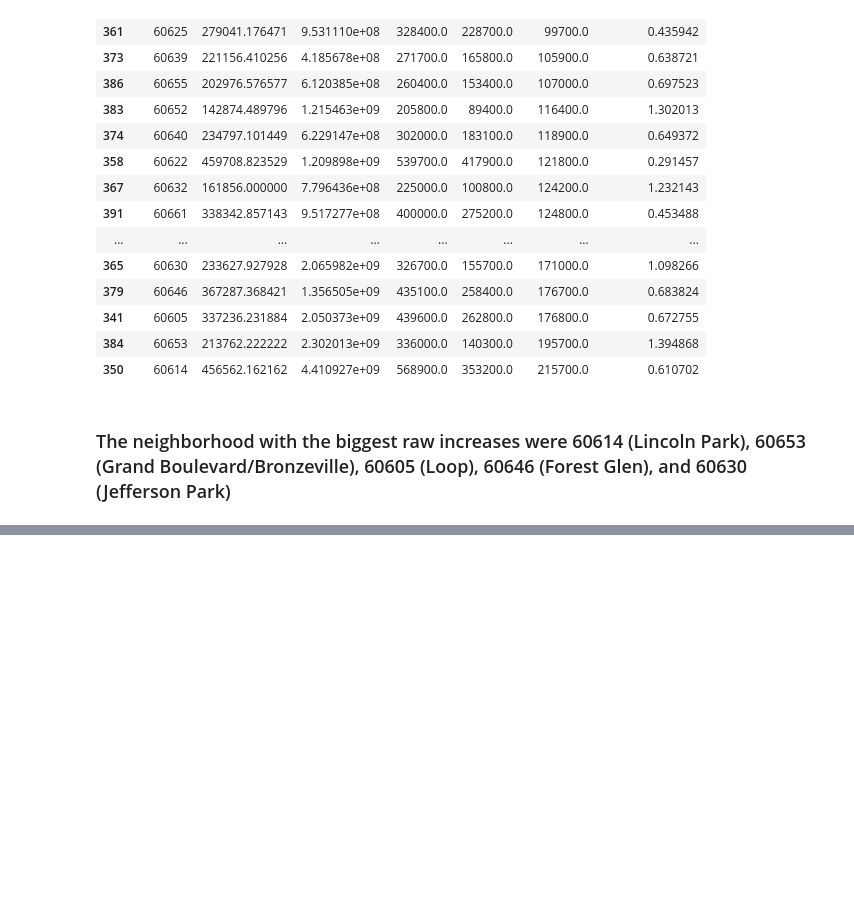
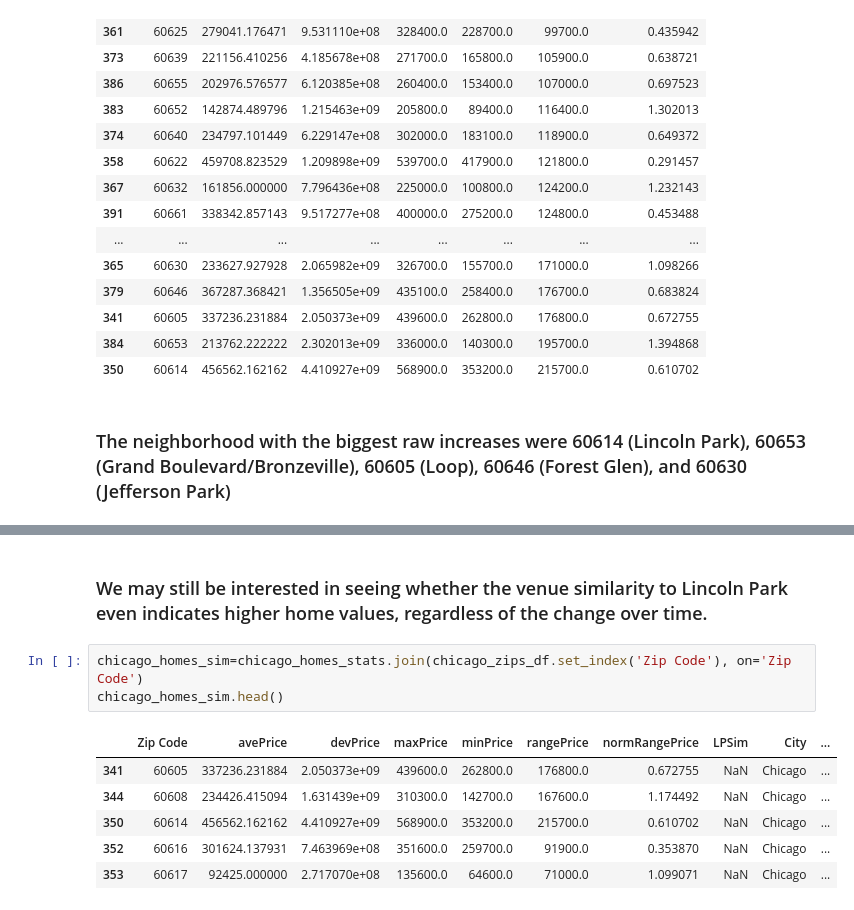
Before and after one commit to mckayrytting/Coursera, a Jupyter notebook: Data_Science_Capstone.ipynb, the cells around one changed output, grey strips where cells are left out. Saved outputs shown, nothing was run; the diff lists cells and outputs as text; blank space fills up the shorter version.

```diff
--- a/Data_Science_Capstone.ipynb
+++ b/Data_Science_Capstone.ipynb
@@ -492,0 +493,12 @@ plt.show()
+# %% [markdown]
+### We may still be interested in seeing whether the venue similarity to Lincoln Park even indicates higher home values, regardless of the change over time.
+# %%
+chicago_homes_sim=chicago_homes_stats.join(chicago_zips_df.set_index('Zip Code'), on='Zip Code')
+chicago_homes_sim.head()
+# %% [output]
+|  | Zip Code | avePrice | devPrice | maxPrice | minPrice | rangePrice | normRangePrice | LPSim | City | ... |
+| 341 | 60605 | 337236.231884 | 2.050373e+09 | 439600.0 | 262800.0 | 176800.0 | 0.672755 | NaN | Chicago | ... |
+| 344 | 60608 | 234426.415094 | 1.631439e+09 | 310300.0 | 142700.0 | 167600.0 | 1.174492 | NaN | Chicago | ... |
+| 350 | 60614 | 456562.162162 | 4.410927e+09 | 568900.0 | 353200.0 | 215700.0 | 0.610702 | NaN | Chicago | ... |
+| 352 | 60616 | 301624.137931 | 7.463969e+08 | 351600.0 | 259700.0 | 91900.0 | 0.353870 | NaN | Chicago | ... |
+| 353 | 60617 | 92425.000000 | 2.717070e+08 | 135600.0 | 64600.0 | 71000.0 | 1.099071 | NaN | Chicago | ... |
```
Also changed, not shown: parts of 8 cells of this notebook, 1 other file.
